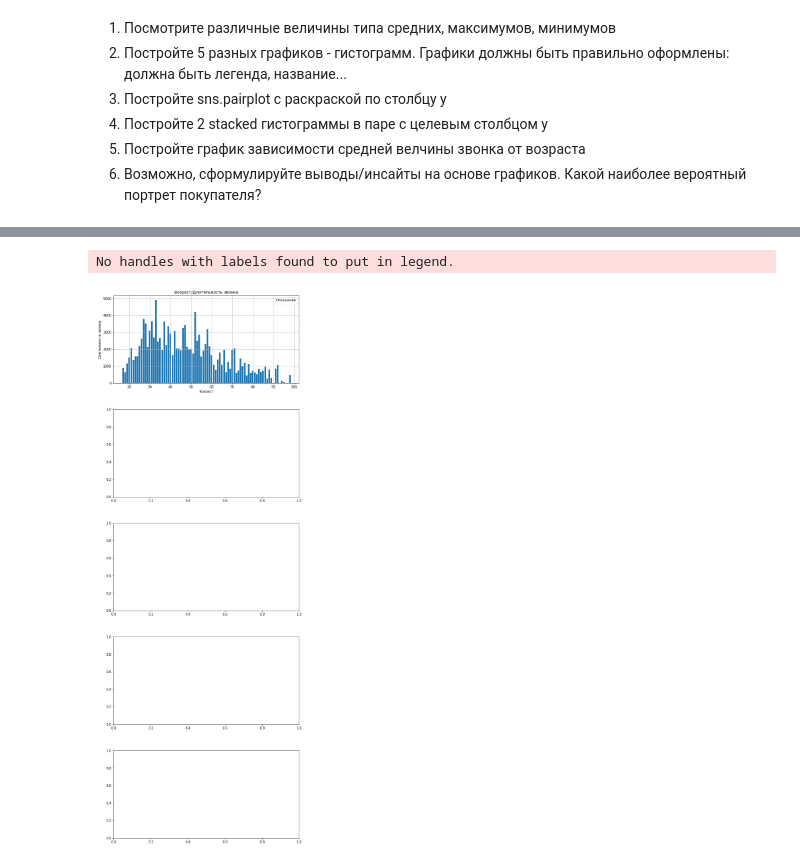
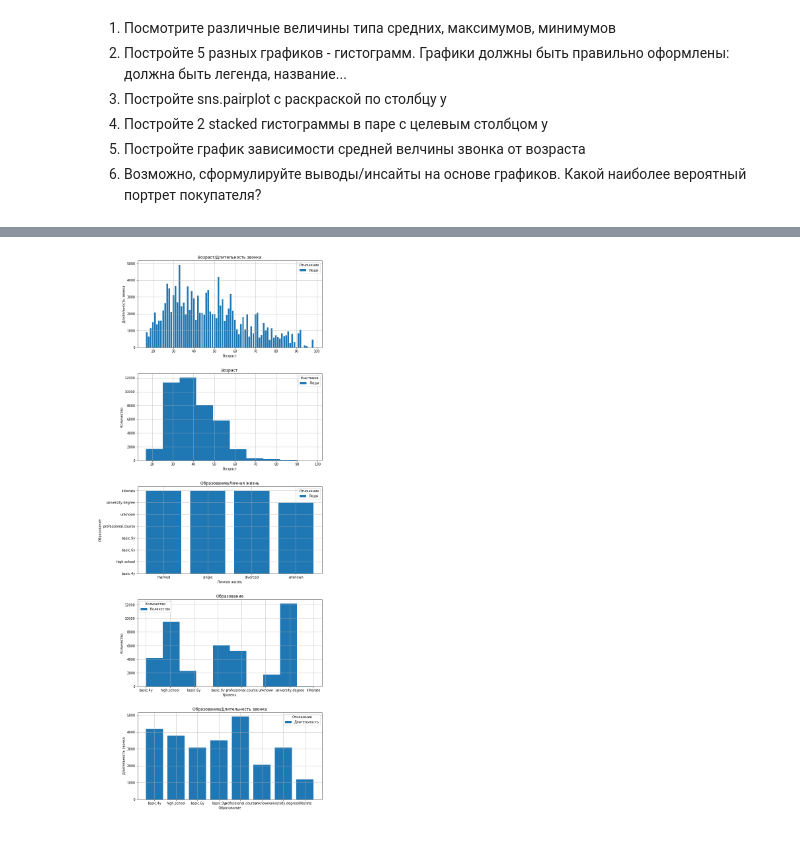
Before and after one commit to theysee/sberbank_reboot, a Jupyter notebook: Поток_3_Практика_к_занятию_3.ipynb, the cells around one changed output, grey strips where cells are left out. Saved outputs shown, nothing was run; the diff lists cells and outputs as text; code cells hidden in the pictures.

```diff
--- a/Поток_3_Практика_к_занятию_3.ipynb
+++ b/Поток_3_Практика_к_занятию_3.ipynb
@@ -475,20 +475,47 @@ data.describe()
 # %%
 #2. Постройте 5 разных графиков - гистограмм. Графики должны быть правильно оформлены: должна быть легенда, название...
 import matplotlib.pyplot as plt
 %matplotlib inline
 
 fig, axes = plt.subplots(5)
 plt.subplots_adjust(hspace=0.3)
 
 fig.set_figwidth(10)
 fig.set_figheight(30)
 
-axes[0].bar(data['age'],data['duration'])
+axes[0].bar(data['age'], data['duration'], label='Люди')
 axes[0].set_title('Возраст/Длительность звонка')
 axes[0].set_xlabel('Возраст')
 axes[0].set_ylabel('Длительность звонка')
 axes[0].legend(title='Отношение')
 axes[0].grid()
+
+axes[1].hist(data['age'], label='Люди')
+axes[1].set_title('Возраст')
+axes[1].set_xlabel('Возраст')
+axes[1].set_ylabel('Количество')
+axes[1].legend(title='Участники')
+axes[1].grid()
+
+axes[2].bar(data['marital'], data['education'], label='Люди')
+axes[2].set_title('Образование/Личная жизнь')
+axes[2].set_xlabel('Личная жизнь')
+axes[2].set_ylabel('Образование')
+axes[2].legend(title='Отношение')
+axes[2].grid()
+
+axes[3].hist(data['education'], label='Количество')
+axes[3].set_title('Образование')
+axes[3].set_xlabel('Уровень')
+axes[3].set_ylabel('Количество')
+axes[3].legend(title='Количество')
+axes[3].grid()
+
+axes[4].bar(data['education'], data['duration'], label='Длительность')
+axes[4].set_title('Образование/Длительность звонка')
+axes[4].set_xlabel('Образование')
+axes[4].set_ylabel('Длительность звонка')
+axes[4].legend(title='Отношение')
+axes[4].grid()
 # %% [output]
-No handles with labels found to put in legend.
-[figure, old version]
+[figure, new version]
```
Also changed, not shown: parts of 1 cell of this notebook.
